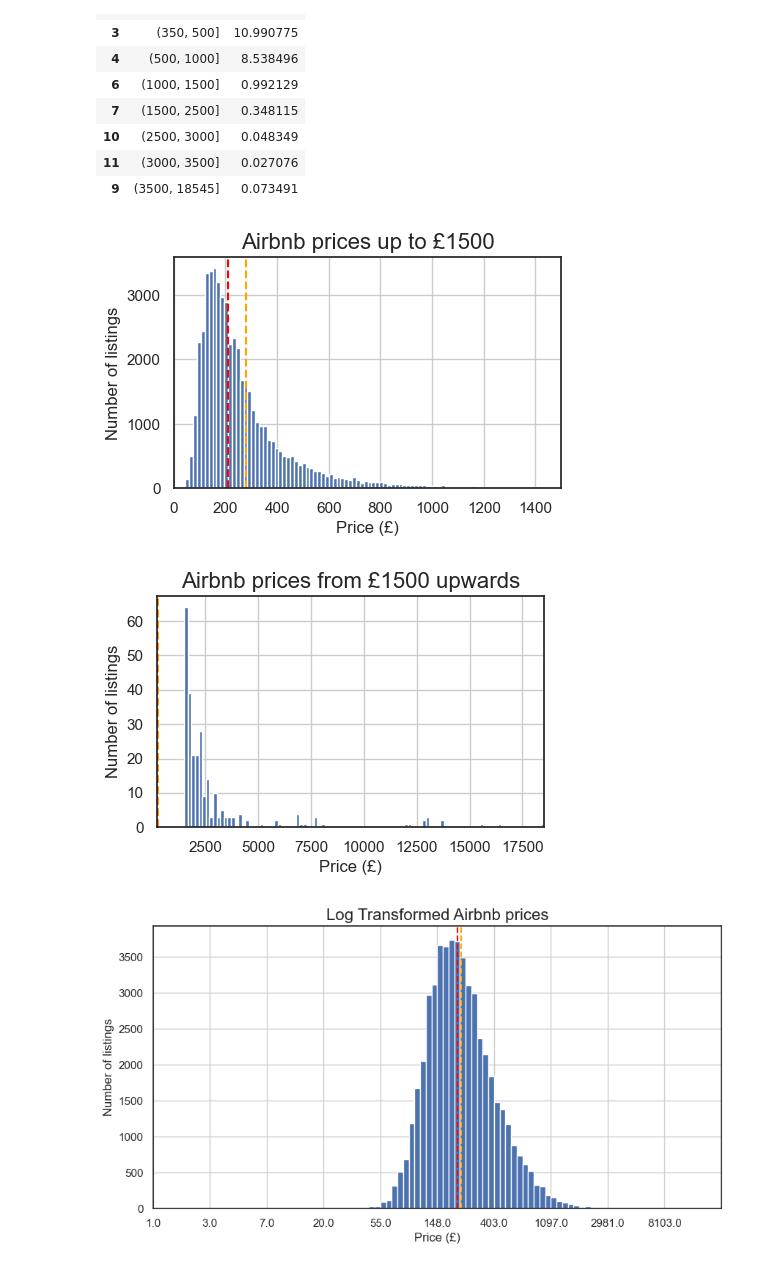
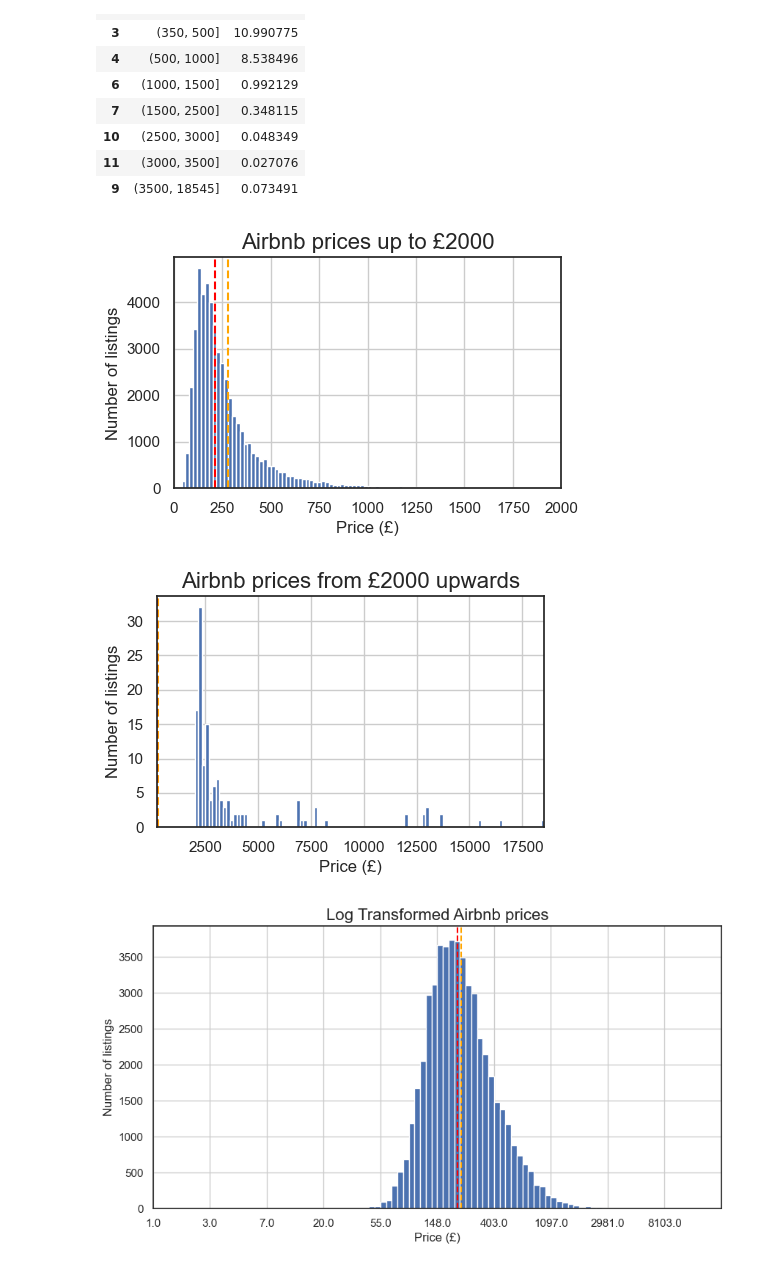
Before and after one commit to Aliikhatami94/eu-aribnb-ml-project, a Jupyter notebook: eu-airbnb-project.ipynb, the cells around one changed output. Cells and saved outputs as stored; diff of their text form; code cells hidden in the pictures.

```diff
--- a/eu-airbnb-project.ipynb
+++ b/eu-airbnb-project.ipynb
@@ -78,28 +78,28 @@ hist_df
 # %%
 # Visualize the distribution of the prices up to £1500
 plt.figure(figsize=(5, 3))
-df.realSum.hist(bins=100, range=(0, 1500))
+df.realSum.hist(bins=100, range=(0, 2000))
 plt.margins(x=0)
 plt.axvline(df.realSum.mean(), color='orange', linestyle='--')
 plt.axvline(df.realSum.median(), color='red', linestyle='--')
-plt.title("Airbnb prices up to £1500", fontsize=16)
+plt.title("Airbnb prices up to £2000", fontsize=16)
 plt.xlabel("Price (£)")
 plt.ylabel("Number of listings")
 plt.show()
 
-# Visualize the distribution of the prices from £1500 upwards
+# Visualize the distribution of the prices from £2000 upwards
 plt.figure(figsize=(5, 3))
-df.realSum.hist(bins=100, range=(1500, max(df.realSum)))
+df.realSum.hist(bins=100, range=(2000, max(df.realSum)))
 plt.margins(x=0)
 plt.axvline(df.realSum.mean(), color='orange', linestyle='--')
 plt.axvline(df.realSum.median(), color='red', linestyle='--')
-plt.title("Airbnb prices from £1500 upwards", fontsize=16)
+plt.title("Airbnb prices from £2000 upwards", fontsize=16)
 plt.xlabel("Price (£)")
 plt.ylabel("Number of listings")
 plt.show()
 # %% [output]
-[figure, old version]
+[figure, new version]
-[figure, old version]
+[figure, new version]
 # %%
 plt.figure(figsize=(10,5))
 np.log(df.realSum).hist(bins=100, range=(0, 10))
```
Also changed, not shown: parts of 8 cells of this notebook.
